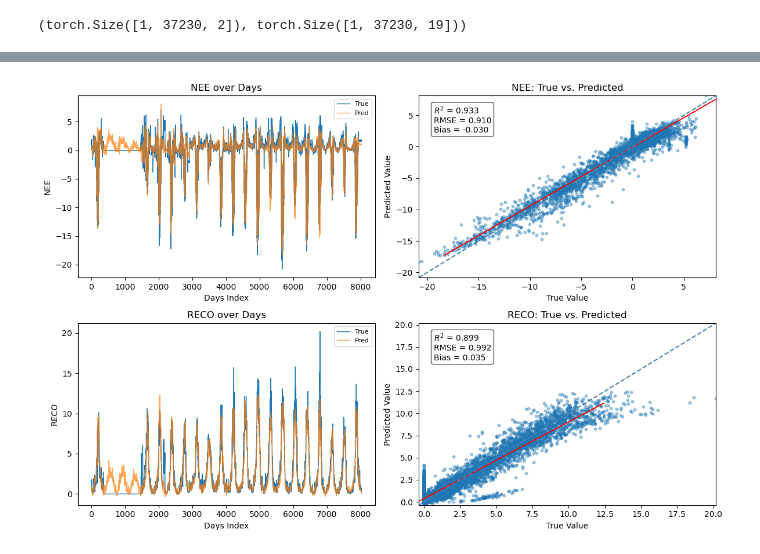
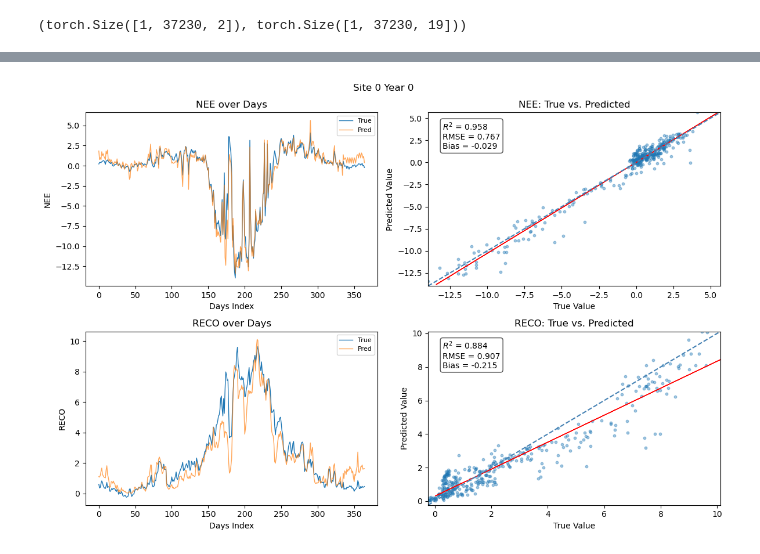
Before and after one commit to AI4Agriculture/PyKGML_development, a Jupyter notebook: finetune_CO2.ipynb, the cells around one changed output, grey strips where cells are left out. Drawn from its saved outputs; the diff is of its cells as text; code cells hidden in the pictures.

```diff
--- a/finetune_CO2.ipynb
+++ b/finetune_CO2.ipynb
@@ -185,4 +185,4 @@ Feature RECO R2 Score is: 0.8991830876021176
 # %%
-model.Vis_prediction_result(y_scaler, output_feature_name)
+model.Vis_prediction_result(y_scaler, output_feature_name, site=0, year=0)
 # %% [output]
-[figure, old version]
+[figure, new version]
```
Also changed, not shown: parts of 5 cells of this notebook, 5 other files.
